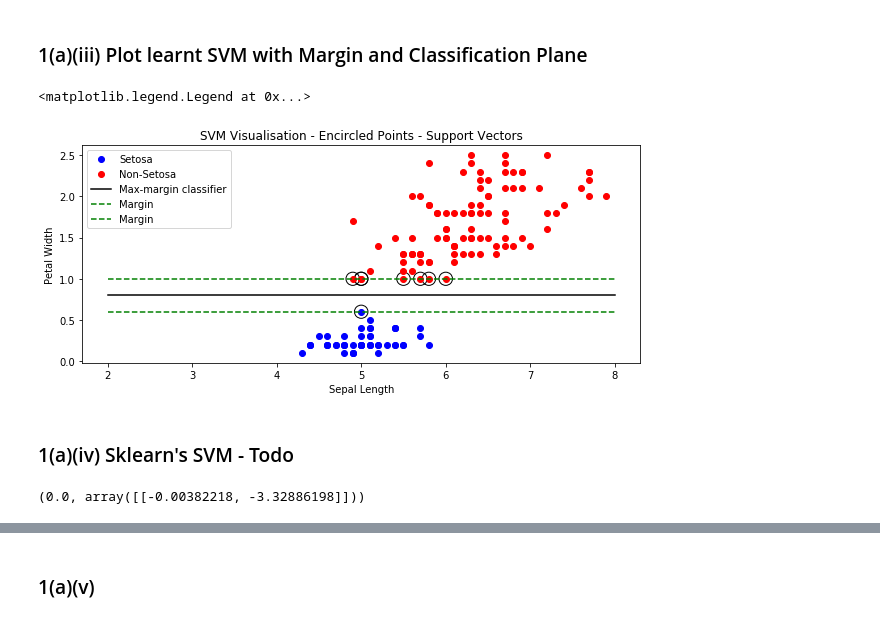
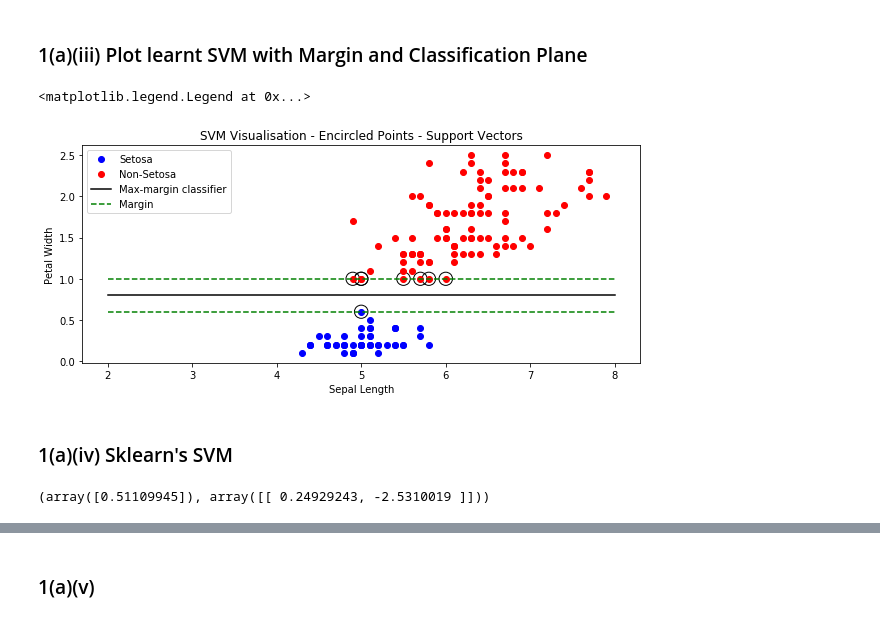
Before and after one commit to sdeepaknarayanan/Machine-Learning, a Jupyter notebook: Assignment 7/HW7_Q1_16110142.ipynb, the cells around one changed output, grey strips where cells are left out. Cells and saved outputs as stored; diff of their text form; code cells hidden in the pictures.

Commit message:
Done for today -- only a check of Soft Margin and parameter variation left

```diff
--- a/Assignment 7/HW7_Q1_16110142.ipynb
+++ b/Assignment 7/HW7_Q1_16110142.ipynb
@@ -77,35 +73,39 @@ for i in range(len(X)):
 # %%
-# circlesp = []
-# circlesn = []
+# Adding samples to circle - the support vectors
+positive_class = []
+negative_class = []
+for i in range(len(X)):
+    if (X[i]*w.value+bias.value)[0]<=1.00005 and (X[i]*w.value+bias.value)[0]>=0.99995:
+        positive_class.append(X[i])
+    if (X[i]*w.value+bias.value)[0]<=-0.00005 and (X[i]*w.value+bias.value)[0]>=-1.00005:
+        negative_class.append(X[i])
+# Plotting the found support vectors
 plt.figure(figsize=(10,4))
-
 ax=plt.gca()
 for i in range(len(positive_class)):
     ax.add_artist(plt.Circle((positive_class[i][0],positive_class[i][1]),0.08,fill=False))
 for i in range(len(negative_class)):
     ax.add_artist(plt.Circle((negative_class[i][0],negative_class[i][1]),0.08,fill=False))
 
 plt.plot(X[:,0][:50],X[:,1][:50],"bo",label='Setosa')
 plt.plot(X[:,0][50:],X[:,1][50:],"ro",label='Non-Setosa')
 plt.plot([i for i in range(2,9)],[line(w.value,i,bias.value) for i in range(2,9)],c='black',label='Max-margin classifier')
 plt.plot([i for i in range(2,9)],[_class_(w.value,i,1,bias.value) for i in range(2,9)],c='green',label='Margin',ls='--')
-plt.plot([i for i in range(2,9)],[_class_(w.value,i,-1,bias.value) for i in range(2,9)],c='green',label='Margin',ls='--')
+plt.plot([i for i in range(2,9)],[_class_(w.value,i,-1,bias.value) for i in range(2,9)],c='green',ls='--')
 
 plt.xlabel('Sepal Length',fontsize=10)
 plt.ylabel('Petal Width')
 plt.title('SVM Visualisation - Encircled Points - Support Vectors')
-# ax.set_xlim((0,10))
-# ax.set_ylim((0,10))
 plt.legend()
 # %% [output]
 <matplotlib.legend.Legend at 0x...>
-[figure, old version]
+[figure, new version]
 # %% [markdown]
-### 1(a)(iv) Sklearn's SVM - Todo
+### 1(a)(iv) Sklearn's SVM
 # %%
-from sklearn.svm import SVC
-svc = SVC(kernel = 'linear')
+from sklearn.svm import LinearSVC
+svc = LinearSVC()
 svc.fit(X,y)
-svc.coef0,svc.coef_
+svc.intercept_,svc.coef_
 # %% [output]
-(0.0, array([[-0.00382218, -3.32886198]]))
+(array([0.51109945]), array([[ 0.24929243, -2.5310019 ]]))
```
Also changed, not shown: parts of 16 cells of this notebook.
